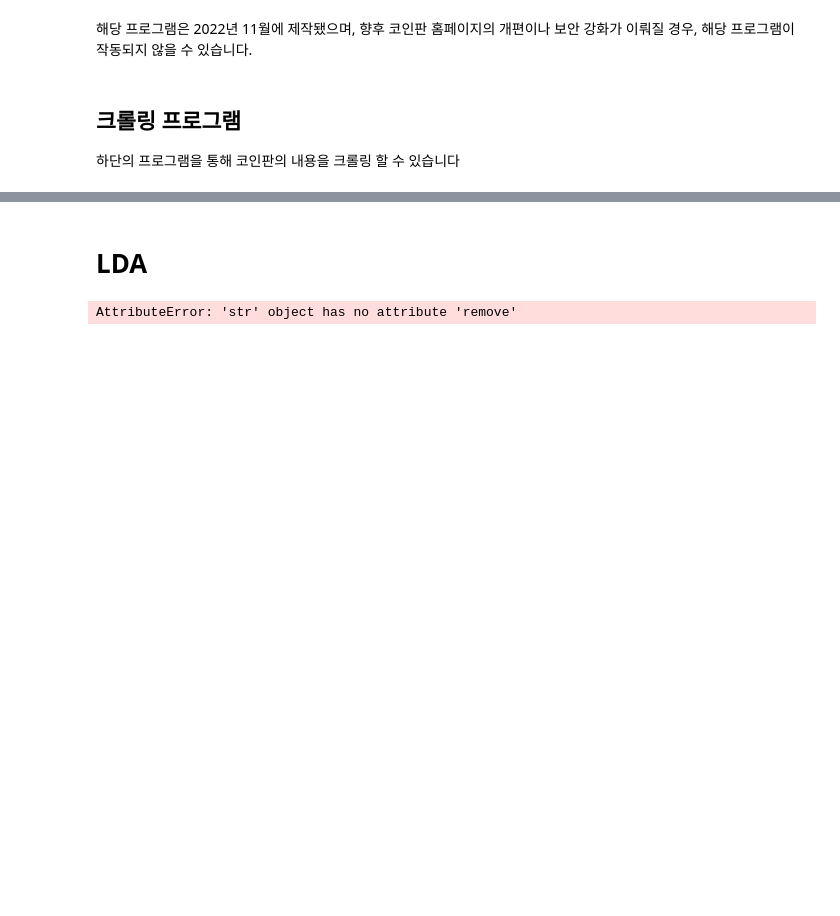
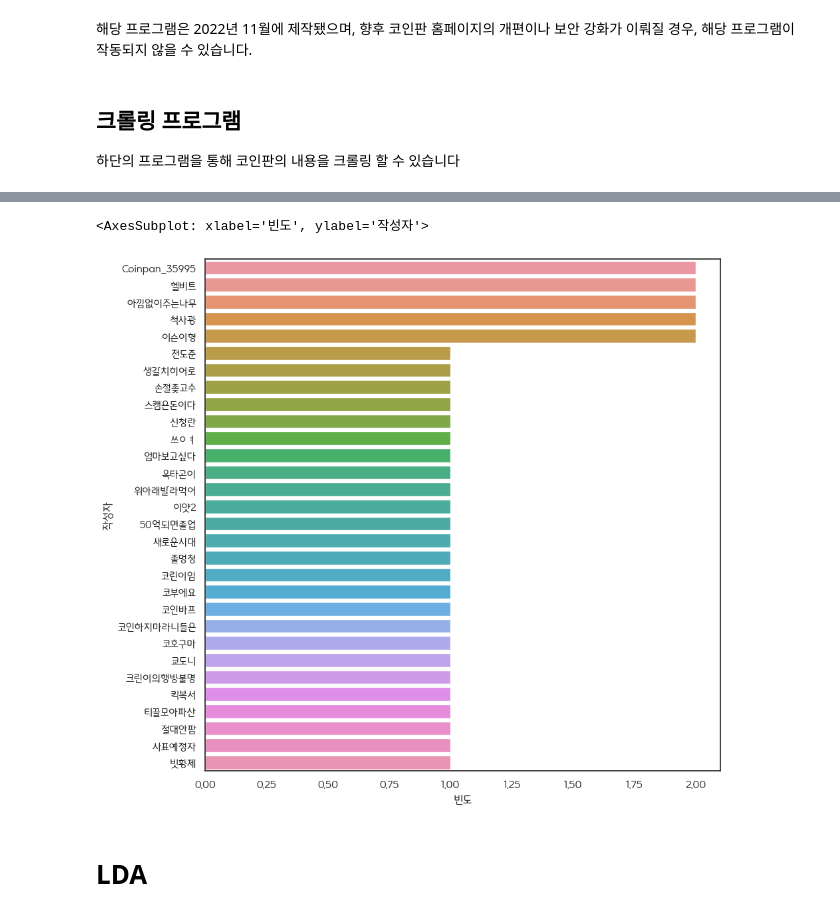
Before and after one commit to sorrychoe/coinpan-crawler, a Jupyter notebook: coinpan_crawler.ipynb, the cells around one changed output, grey strips where cells are left out. Saved outputs shown, nothing was run; the diff lists cells and outputs as text; code cells hidden in the pictures; blank space fills up the shorter version.

```diff
--- a/coinpan_crawler.ipynb
+++ b/coinpan_crawler.ipynb
@@ -112,5 +124 @@ driver.quit()
-# %%
-df = counter_to_DataFrame(key_words) #Data Frame으로 변환
-df = df[df['단어'].str.len() > 1]
-df.reset_index(drop=True, inplace=True)
 # %%
@@ -137,7 +145,15 @@ plt.show()
+# %%
+names = pd.DataFrame(df.groupby('작성자').size().sort_values(ascending = False)).reset_index()
+names.columns = ['작성자', '빈도']
+# %%
+sns.barplot(data = names.head(30), x = '빈도', y = '작성자')
+# %% [output]
+<AxesSubplot: xlabel='빈도', ylabel='작성자'>
+[figure, added]
 # %% [markdown]
 # LDA
 # %%
-for lis in words:
+for lis in token_list:
     for i in lis:
         if not len(i) > 1:
             lis.remove(i)
@@ -145,6 +161,4 @@ for lis in words:
         lis.remove('이미지')
     while '첨부' in lis:
         lis.remove('첨부')
-# %% [output]
-AttributeError: 'str' object has no attribute 'remove'
 # %%
```
Also changed, not shown: parts of 11 cells of this notebook, 1 other file.
